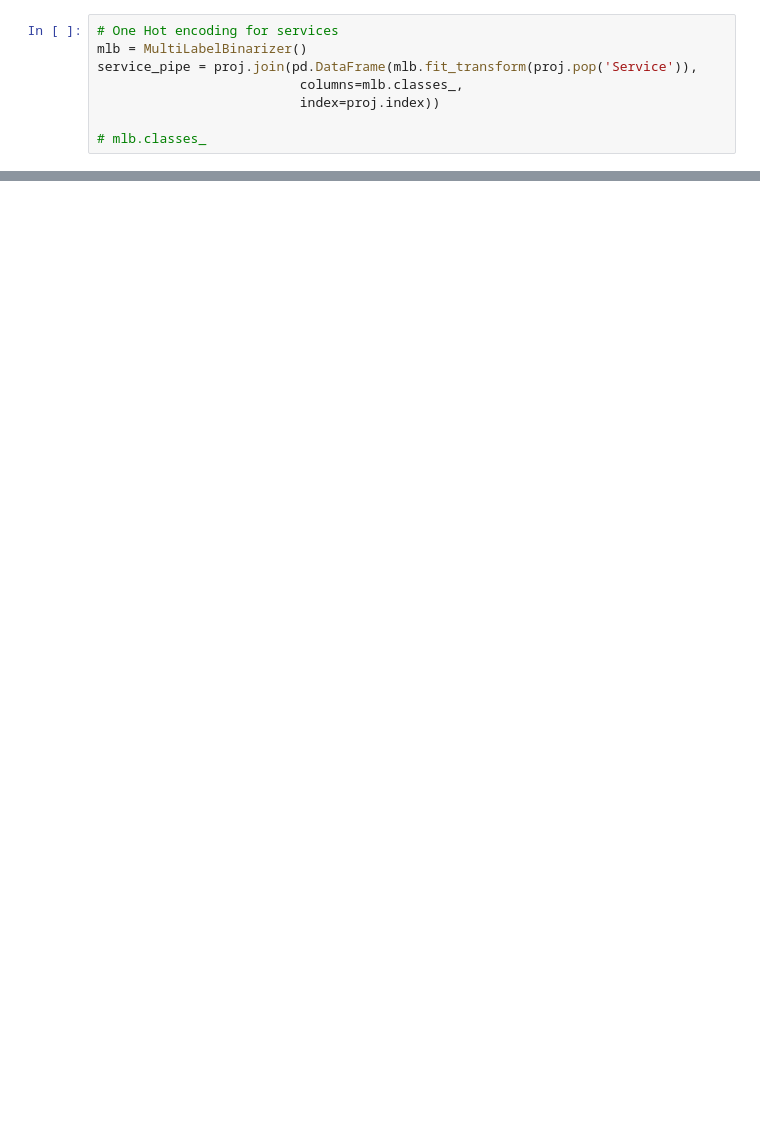
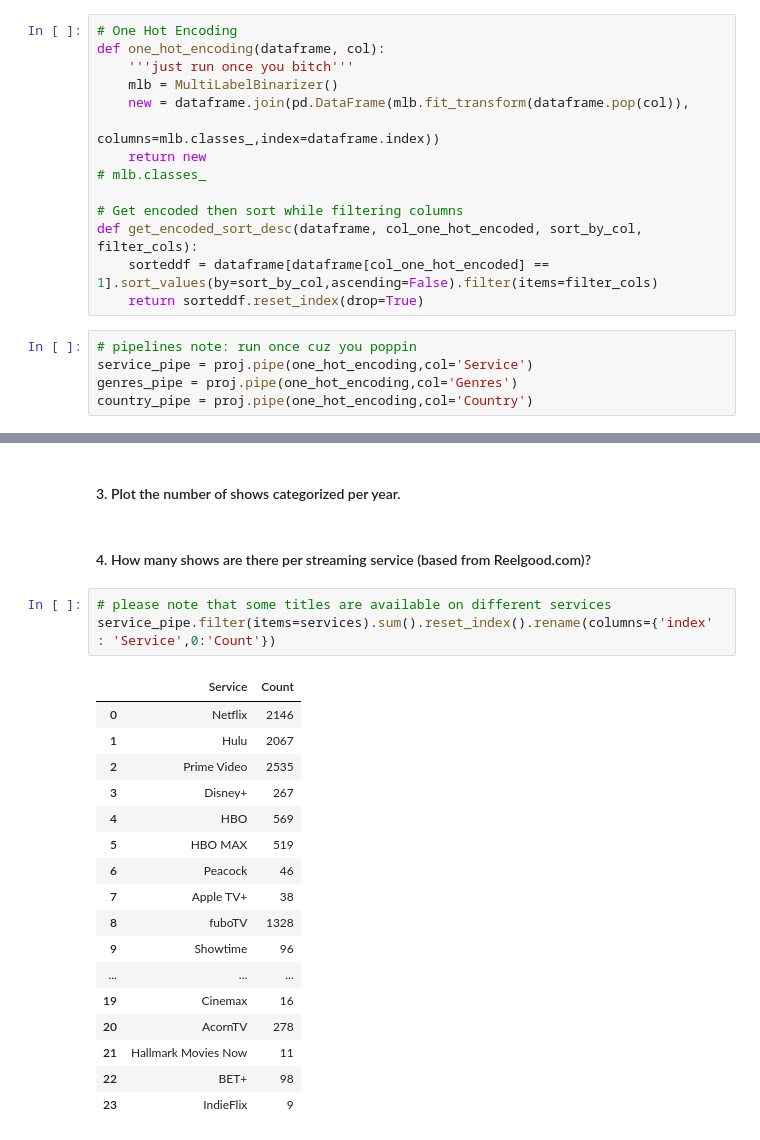
Before and after one commit to patcln/dlsu-datasci-patriciacelon, a Jupyter notebook: Project/Project.ipynb, the cells around one changed output, grey strips where cells are left out. Drawn from its saved outputs; the diff is of its cells as text; blank space fills up the shorter version.

```diff
--- a/Project/Project.ipynb
+++ b/Project/Project.ipynb
@@ -177,8 +260,19 @@ What are the top 10 shows on IMDB that are available on each streaming service?
-# %%
-# One Hot encoding for services
-mlb = MultiLabelBinarizer()
-service_pipe = proj.join(pd.DataFrame(mlb.fit_transform(proj.pop('Service')),
-                          columns=mlb.classes_,
-                          index=proj.index))
-
-# mlb.classes_
+# %%
+# One Hot Encoding
+def one_hot_encoding(dataframe, col):
+    '''just run once you bitch'''
+    mlb = MultiLabelBinarizer()
+    new = dataframe.join(pd.DataFrame(mlb.fit_transform(dataframe.pop(col)),
+                                      columns=mlb.classes_,index=dataframe.index))
+    return new
+# mlb.classes_
+
+# Get encoded then sort while filtering columns
+def get_encoded_sort_desc(dataframe, col_one_hot_encoded, sort_by_col, filter_cols):
+    sorteddf = dataframe[dataframe[col_one_hot_encoded] == 1].sort_values(by=sort_by_col,ascending=False).filter(items=filter_cols)
+    return sorteddf.reset_index(drop=True)
+# %%
+# pipelines note: run once cuz you poppin
+service_pipe = proj.pipe(one_hot_encoding,col='Service')
+genres_pipe = proj.pipe(one_hot_encoding,col='Genres')
+country_pipe = proj.pipe(one_hot_encoding,col='Country')
@@ -184,0 +356,25 @@ service_pipe = proj.join(pd.DataFrame(mlb.fit_transform(proj.pop('Service')),
+# %% [markdown]
+#### 3. Plot the number of shows categorized per year.
+# %% [markdown]
+#### 4. How many shows are there per streaming service (based from Reelgood.com)?
+# %%
+# please note that some titles are available on different services
+service_pipe.filter(items=services).sum().reset_index().rename(columns={'index' : 'Service',0:'Count'})
+# %% [output]
+|  | Service | Count |
+| 0 | Netflix | 2146 |
+| 1 | Hulu | 2067 |
+| 2 | Prime Video | 2535 |
+| 3 | Disney+ | 267 |
+| 4 | HBO | 569 |
+| 5 | HBO MAX | 519 |
+| 6 | Peacock | 46 |
+| 7 | Apple TV+ | 38 |
+| 8 | fuboTV | 1328 |
+| 9 | Showtime | 96 |
+| ... | ... | ... |
+| 19 | Cinemax | 16 |
+| 20 | AcornTV | 278 |
+| 21 | Hallmark Movies Now | 11 |
+| 22 | BET+ | 98 |
+| 23 | IndieFlix | 9 |
```
Also changed, not shown: parts of 36 cells of this notebook.
